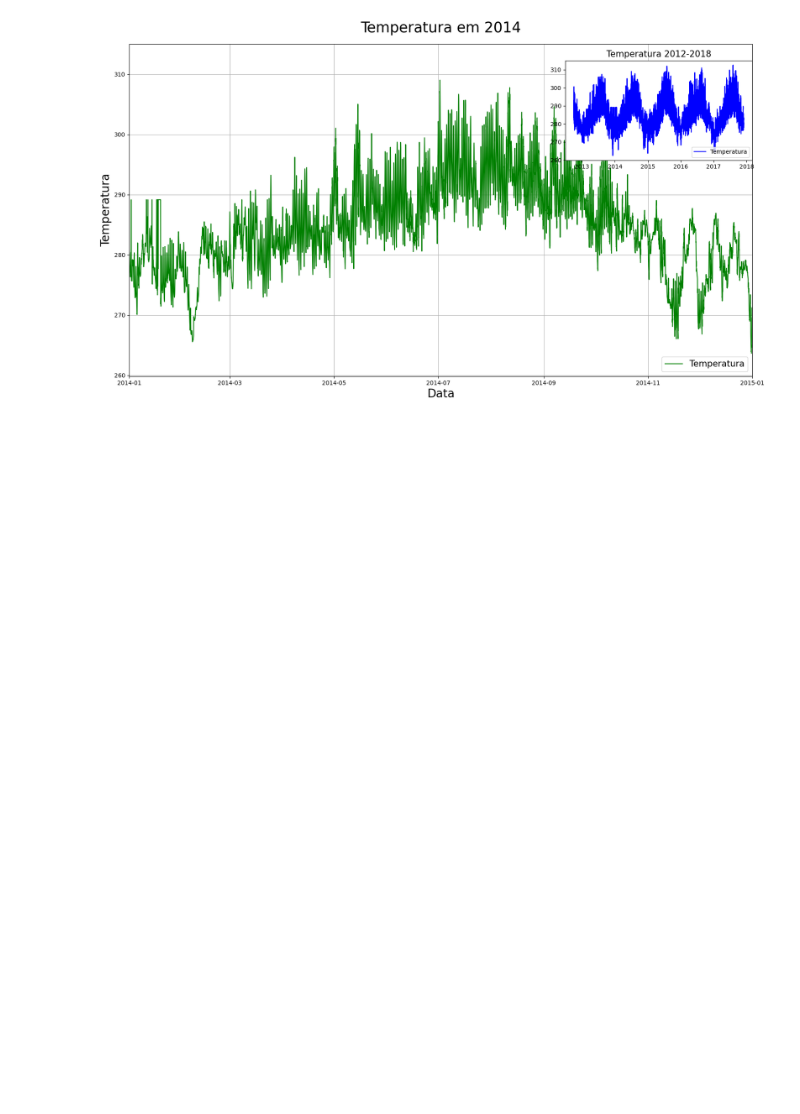
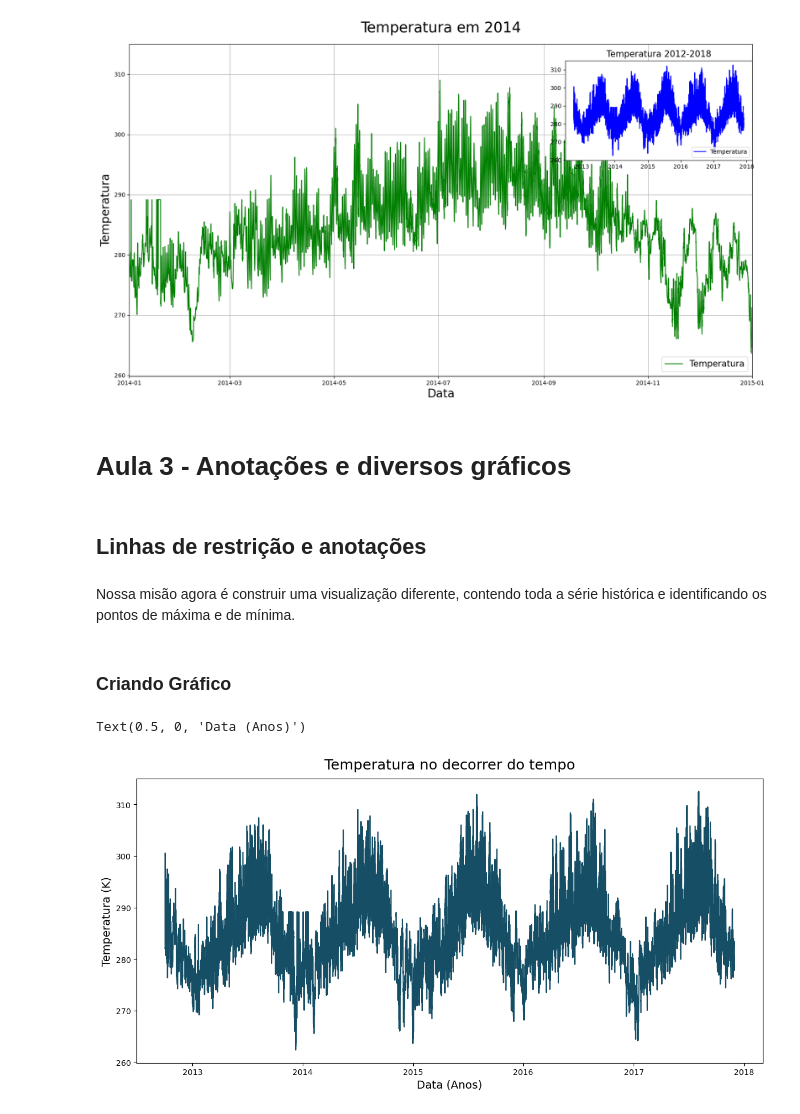
Before and after one commit to OliveiraLucas29/Curso_DataScience_Alura, a Jupyter notebook: graficos_com_matplotlib/Caderno do Curso.ipynb, the cells around one changed output. Saved outputs shown, nothing was run; the diff lists cells and outputs as text; code cells hidden in the pictures; blank space fills up the shorter version.

```diff
--- a/graficos_com_matplotlib/Caderno do Curso.ipynb
+++ b/graficos_com_matplotlib/Caderno do Curso.ipynb
@@ -431,3 +431,22 @@ eixo2.set_title('Temperatura 2012-2018', fontsize=15)
 # %% [output]
 Text(0.5, 1.0, 'Temperatura 2012-2018')
 [figure]
+# %% [markdown]
+# Aula 3 - Anotações e diversos gráficos
+# %% [markdown]
+## Linhas de restrição e anotações
+# %% [markdown]
+Nossa misão agora é construir uma visualização diferente, contendo toda a série histórica e identificando os pontos de máxima e de mínima.
+# %% [markdown]
+### Criando Gráfico
+# %%
+fig = plt.figure(figsize = (11,5))
+ax = fig.add_axes([0,0,1,1])
+
+ax.plot(dados['data'],dados['temperatura'], color = '#154E65')
+ax.set_title('Temperatura no decorrer do tempo', fontsize = 18, pad=12)
+ax.set_ylabel('Temperatura (K)', fontsize = 14)
+ax.set_xlabel('Data (Anos)', fontsize = 14)
+# %% [output]
+Text(0.5, 0, 'Data (Anos)')
+[figure, added]
```
Also changed, not shown: parts of 24 cells of this notebook.
